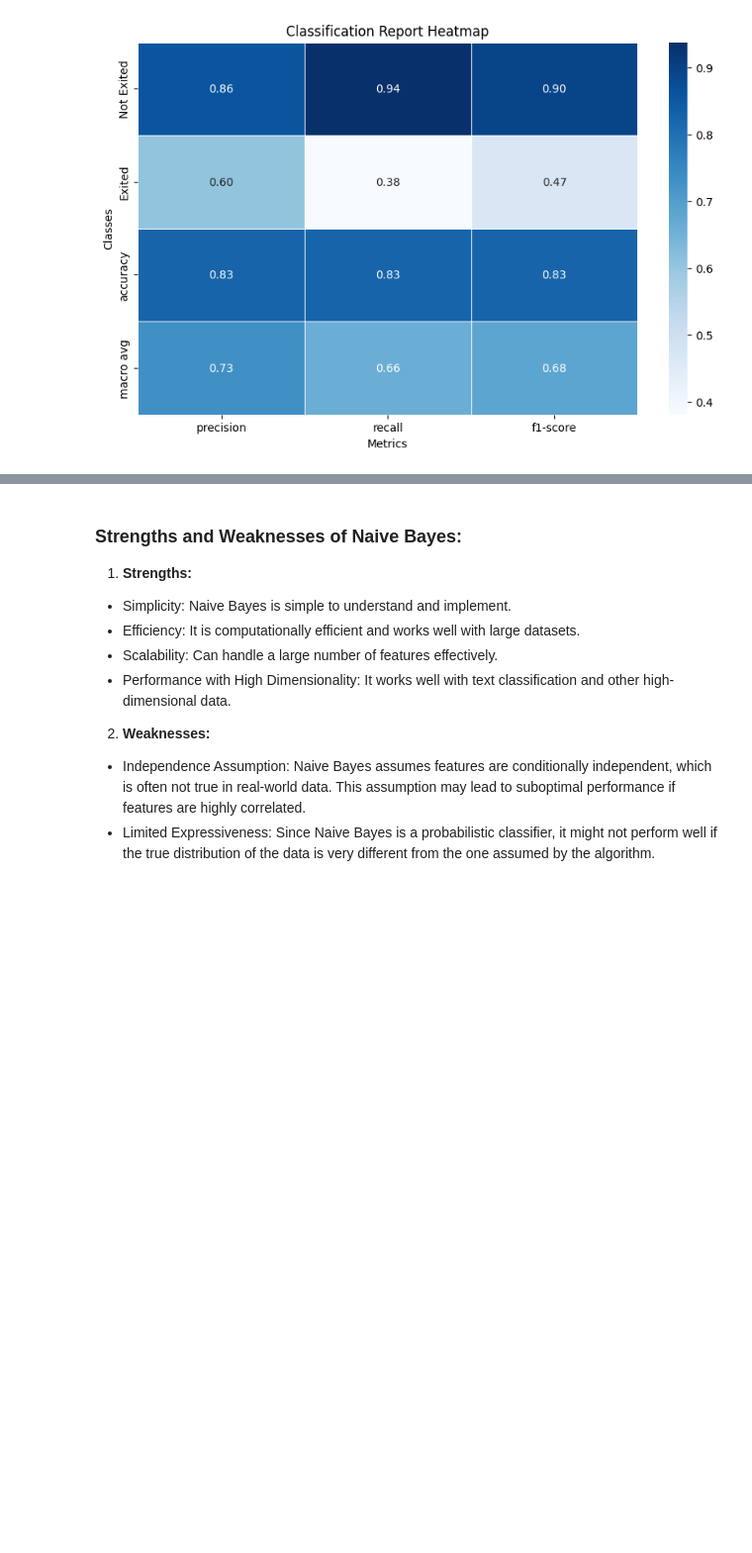
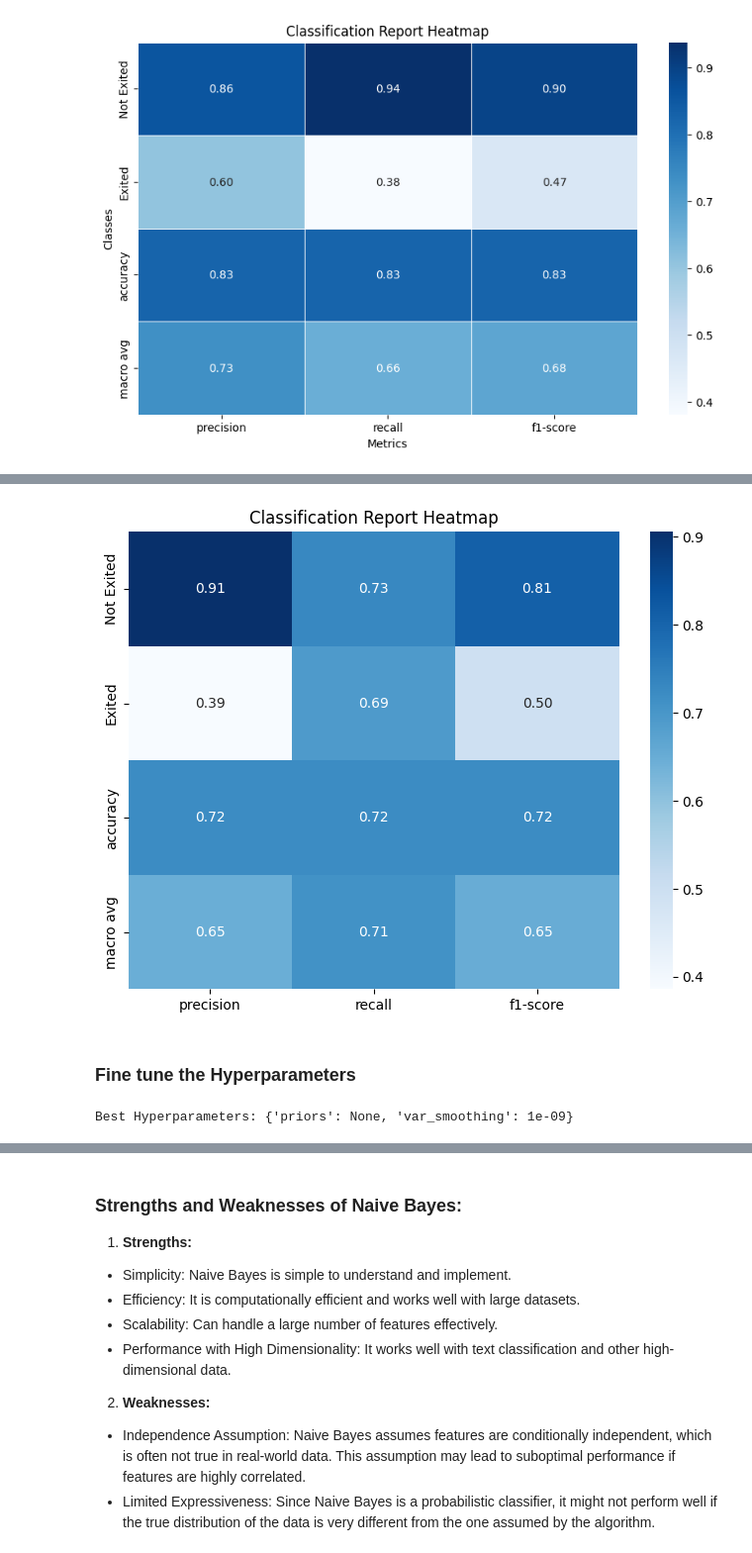
Before and after one commit to zayed95/churn_prediction, a Jupyter notebook: python_code.ipynb, the cells around one changed output, grey strips where cells are left out. Shown at 99% size. Drawn from its saved outputs; the diff is of its cells as text; code cells hidden in the pictures; blank space fills up the shorter version.

```diff
--- a/python_code.ipynb
+++ b/python_code.ipynb
@@ -708,0 +668,17 @@ The classification report evaluates the performance of your classification model
+# %%
+from imblearn.over_sampling import SMOTE
+from sklearn.naive_bayes import GaussianNB
+from sklearn.metrics import classification_report
+
+# Define SMOTE and the model
+smote = SMOTE(random_state=42)
+model = GaussianNB()
+
+# Apply SMOTE only to the training data
+X_train_resampled, y_train_resampled = smote.fit_resample(X_train, y_train)
+
+# Train the Naive Bayes model
+model.fit(X_train_resampled, y_train_resampled)
+
+# Predict on the validation set
+y_pred = model.predict(X_val)
@@ -708,0 +722,35 @@ The classification report evaluates the performance of your classification model
+# %%
+# Generate classification report as a DataFrame
+report = classification_report(y_val, y_pred, target_names=['Not Exited', 'Exited'], output_dict=True)
+report_df = pd.DataFrame(report).transpose()
+
+# Plot the heatmap
+plt.figure(figsize=(8, 6))
+sns.heatmap(report_df.iloc[:-1, :-1], annot=True, cmap='Blues', fmt='.2f', cbar=True)
+plt.title("Classification Report Heatmap")
+plt.show()
+# %% [output]
+[figure, added]
+# %% [markdown]
+### Fine tune the Hyperparameters
+# %%
+from sklearn.model_selection import GridSearchCV
+from sklearn.naive_bayes import GaussianNB
+
+# Define parameter grid for var_smoothing and priors
+param_grid = {
+    'var_smoothing': [1e-9, 1e-8, 1e-7, 1e-6],
+    'priors': [None, [0.25, 0.75], [0.5, 0.5]]  # Example priors for two classes
+}
+
+# Define the model and GridSearchCV
+grid_search = GridSearchCV(GaussianNB(), param_grid, cv=5, scoring='f1')
+
+# Fit GridSearchCV on training data
+grid_search.fit(X_train_resampled, y_train_resampled)
+
+# Get the best parameters
+best_params = grid_search.best_params_
+print("Best Hyperparameters:", best_params)
+# %% [output]
+Best Hyperparameters: {'priors': None, 'var_smoothing': 1e-09}
```
Also changed, not shown: parts of 29 cells of this notebook.
